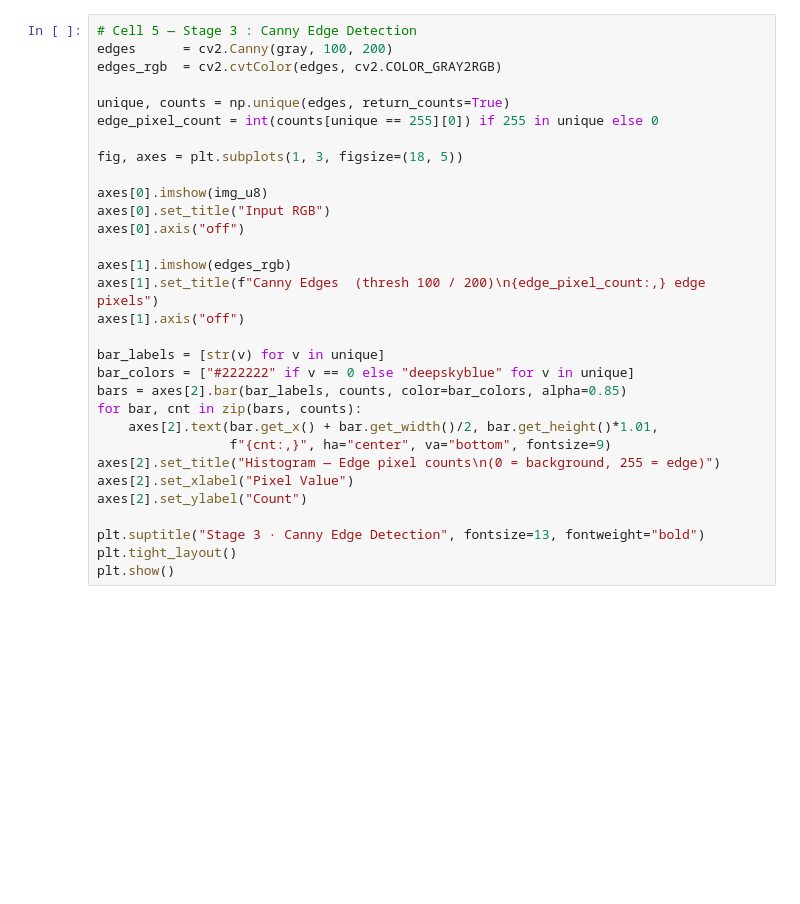
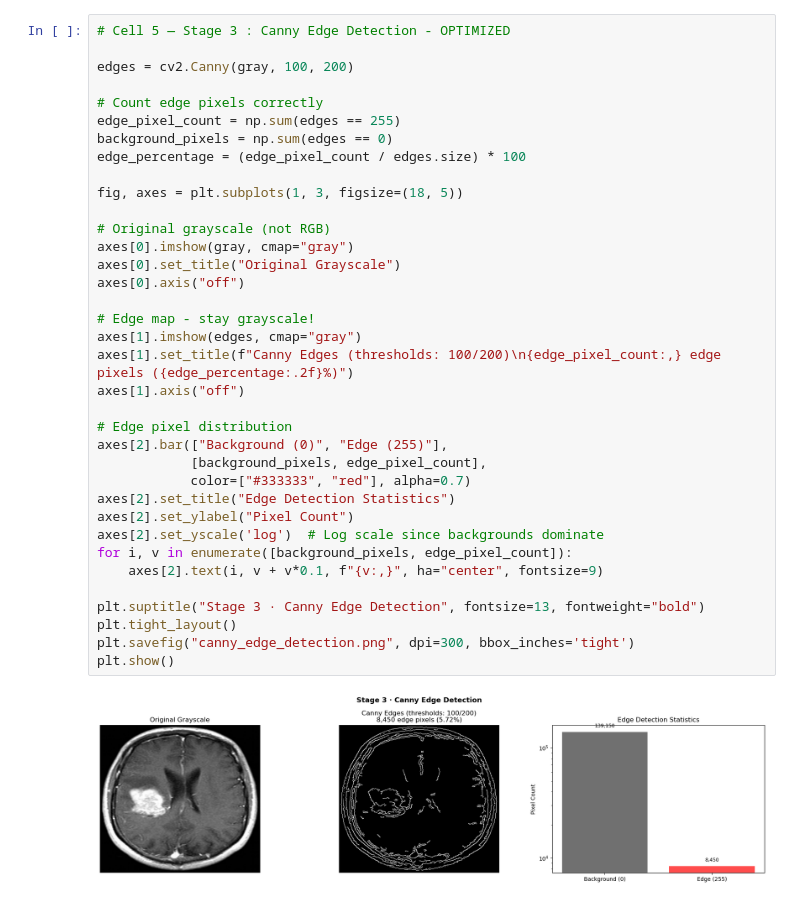
Before and after one commit to Muhammad-Ahmad17/medAI, a Jupyter notebook: z_model_training_/imageprocessing.ipynb, the cells around one changed output. Drawn from its saved outputs; the diff is of its cells as text; blank space fills up the shorter version.

```diff
--- a/z_model_training_/imageprocessing.ipynb
+++ b/z_model_training_/imageprocessing.ipynb
@@ -81,32 +155,39 @@ plt.show()
 # %%
-# Cell 5 — Stage 3 : Canny Edge Detection
-edges      = cv2.Canny(gray, 100, 200)
-edges_rgb  = cv2.cvtColor(edges, cv2.COLOR_GRAY2RGB)
+# Cell 5 — Stage 3 : Canny Edge Detection - OPTIMIZED
 
-unique, counts = np.unique(edges, return_counts=True)
-edge_pixel_count = int(counts[unique == 255][0]) if 255 in unique else 0
+edges = cv2.Canny(gray, 100, 200)
+
+# Count edge pixels correctly
+edge_pixel_count = np.sum(edges == 255)
+background_pixels = np.sum(edges == 0)
+edge_percentage = (edge_pixel_count / edges.size) * 100
 
 fig, axes = plt.subplots(1, 3, figsize=(18, 5))
 
-axes[0].imshow(img_u8)
-axes[0].set_title("Input RGB")
+# Original grayscale (not RGB)
+axes[0].imshow(gray, cmap="gray")
+axes[0].set_title("Original Grayscale")
 axes[0].axis("off")
 
-axes[1].imshow(edges_rgb)
-axes[1].set_title(f"Canny Edges  (thresh 100 / 200)\n{edge_pixel_count:,} edge pixels")
+# Edge map - stay grayscale!
+axes[1].imshow(edges, cmap="gray")
+axes[1].set_title(f"Canny Edges (thresholds: 100/200)\n{edge_pixel_count:,} edge pixels ({edge_percentage:.2f}%)")
 axes[1].axis("off")
 
-bar_labels = [str(v) for v in unique]
-bar_colors = ["#222222" if v == 0 else "deepskyblue" for v in unique]
-bars = axes[2].bar(bar_labels, counts, color=bar_colors, alpha=0.85)
-for bar, cnt in zip(bars, counts):
-    axes[2].text(bar.get_x() + bar.get_width()/2, bar.get_height()*1.01,
-                 f"{cnt:,}", ha="center", va="bottom", fontsize=9)
-axes[2].set_title("Histogram — Edge pixel counts\n(0 = background, 255 = edge)")
-axes[2].set_xlabel("Pixel Value")
-axes[2].set_ylabel("Count")
+# Edge pixel distribution
+axes[2].bar(["Background (0)", "Edge (255)"],
+            [background_pixels, edge_pixel_count],
+            color=["#333333", "red"], alpha=0.7)
+axes[2].set_title("Edge Detection Statistics")
+axes[2].set_ylabel("Pixel Count")
+axes[2].set_yscale('log')  # Log scale since backgrounds dominate
+for i, v in enumerate([background_pixels, edge_pixel_count]):
+    axes[2].text(i, v + v*0.1, f"{v:,}", ha="center", fontsize=9)
 
 plt.suptitle("Stage 3 · Canny Edge Detection", fontsize=13, fontweight="bold")
 plt.tight_layout()
+plt.savefig("canny_edge_detection.png", dpi=300, bbox_inches='tight')
 plt.show()
+# %% [output]
+[figure, added]
 # %%
```
Also changed, not shown: parts of 10 cells of this notebook, 23 other files.
